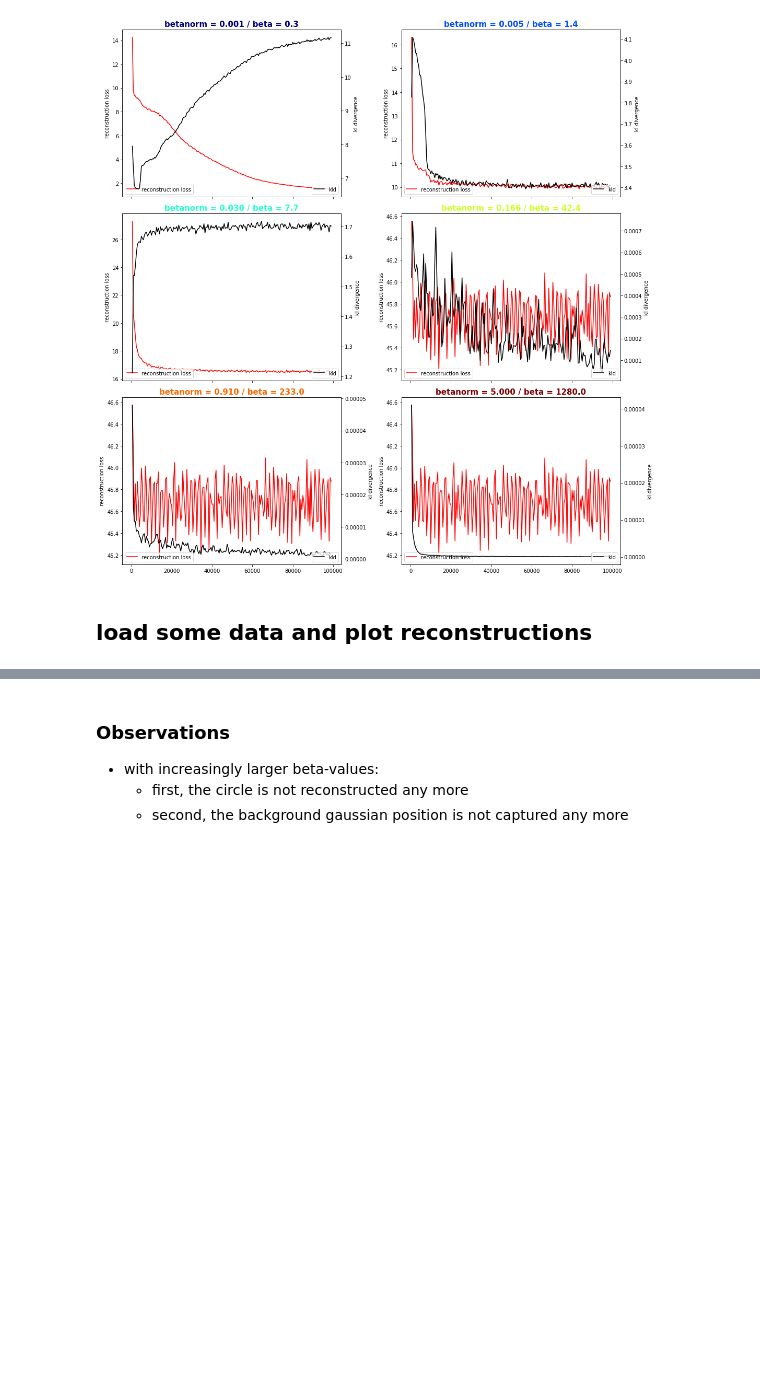
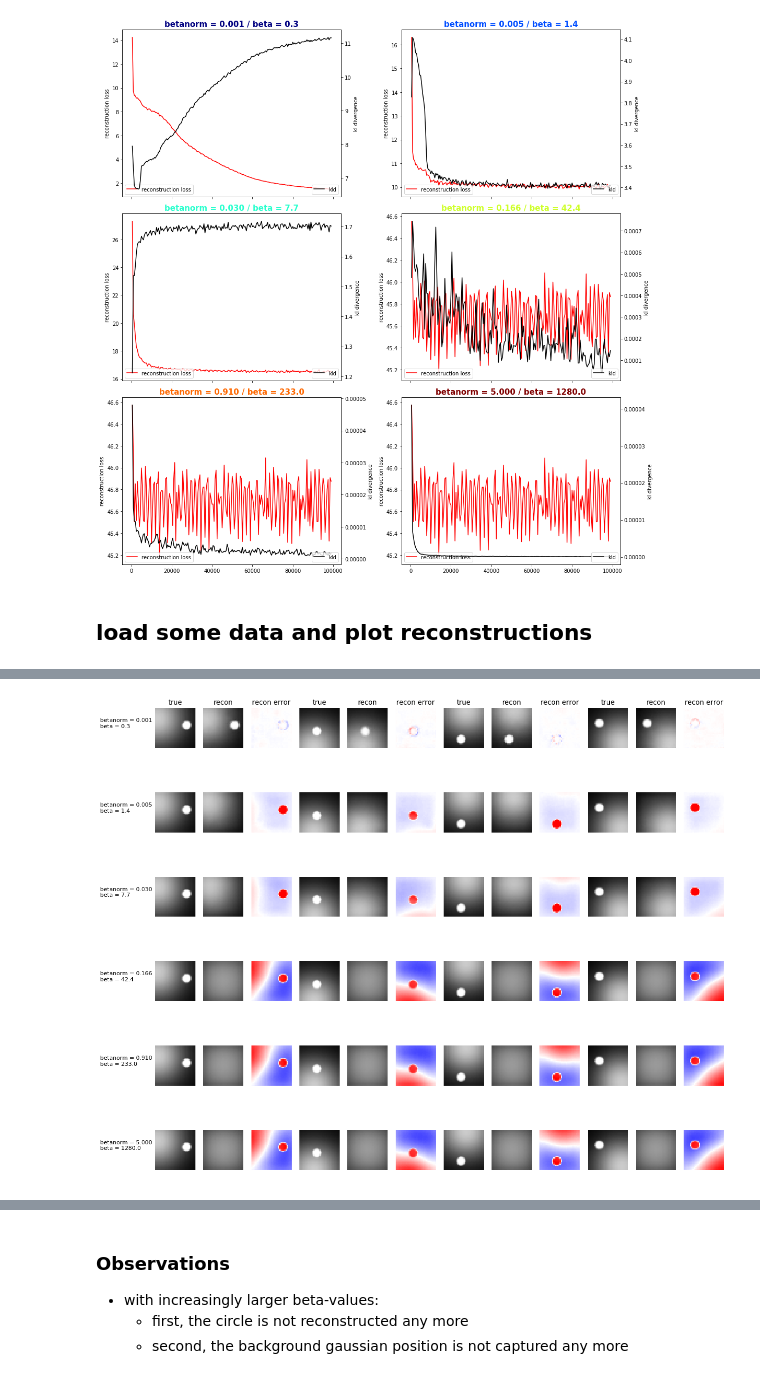
Before and after one commit to zahariaa/disentangled-dynamics, a Jupyter notebook: src/bVAE/VisualizeBetaStaticVAE32(circle)_4latents_training_05_15_2019.ipynb, the cells around one changed output, grey strips where cells are left out. Saved outputs shown, nothing was run; the diff lists cells and outputs as text; code cells hidden in the pictures; blank space fills up the shorter version.

```diff
--- a/src/bVAE/VisualizeBetaStaticVAE32(circle)_4latents_training_05_15_2019.ipynb
+++ b/src/bVAE/VisualizeBetaStaticVAE32(circle)_4latents_training_05_15_2019.ipynb
@@ -179,0 +180,42 @@ for jj,nb in enumerate(normalized_beta_values): # loop across rows (different be
+# %%
+fig, ax = plt.subplots(len(vae),12,figsize=(18, 16), dpi= 80, facecolor='w', edgecolor='k')
+ax = ax.flatten()
+cnt = -1
+n_b = len(normalized_beta_values)
+img_idx = np.random.randint(ds.__len__(), size=4)
+
+for jj,nb in enumerate(normalized_beta_values): # loop across rows (different beta values)
+    for ii in range(4): # loop across different samples
+
+        x,label = ds[img_idx[ii]]
+        x = x[np.newaxis, :, :]
+
+        mu, logvar = vae[jj].encode(x.float())
+        recon = vae[jj].decode(mu).detach()
+        diff = x - recon
+
+        cnt += 1
+        plt.set_cmap('gray')
+        ax[cnt].imshow(x.squeeze(), vmin=0, vmax=1)
+        ax[cnt].axis('off')
+
+        cnt += 1
+        ax[cnt].imshow(recon.squeeze(), vmin=0, vmax=1)
+        ax[cnt].axis('off')
+
+        cnt += 1
+        m = .5
+        plt.set_cmap('bwr')
+        img = ax[cnt].imshow(diff.numpy().squeeze(), vmin=-m, vmax=m)
+        ax[cnt].axis('off')
+
+        if jj == 0:
+            ax[cnt-2].set(title='true')
+            ax[cnt-1].set(title='recon')
+            ax[cnt].set(title='recon error')
+
+        if ii == 0:
+            pos = ax[cnt].get_position()
+            fig.text(.05, pos.y0 + pos.height/2, 'betanorm = %0.3f\nbeta = %0.1f' % (normalized_beta_values[jj],beta[jj]))
+# %% [output]
+[figure, added]
```
Also changed, not shown: parts of 4 cells of this notebook.
